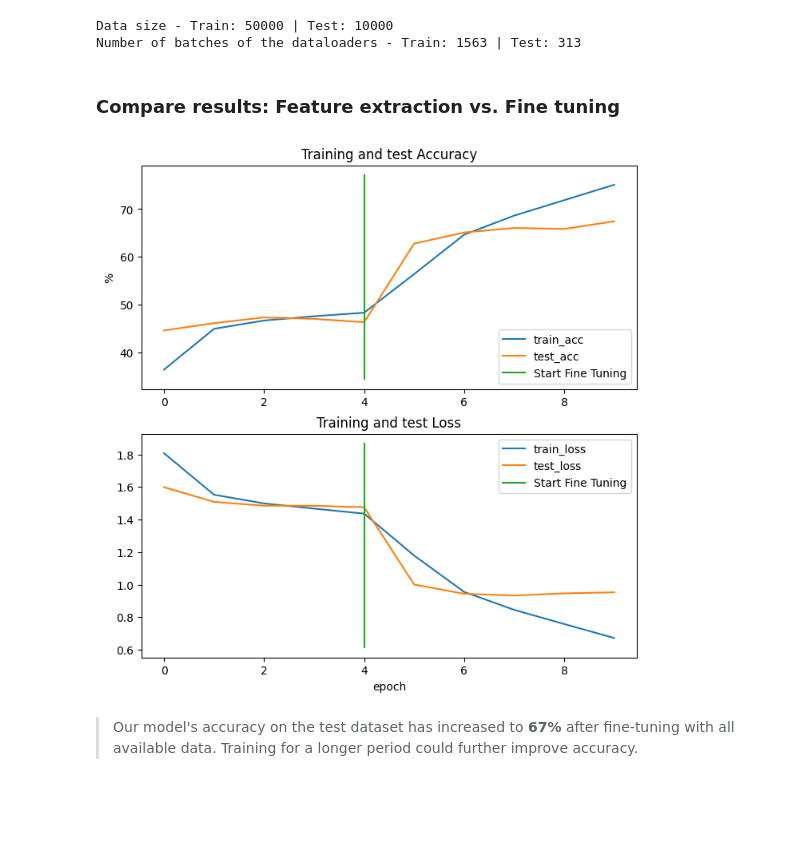
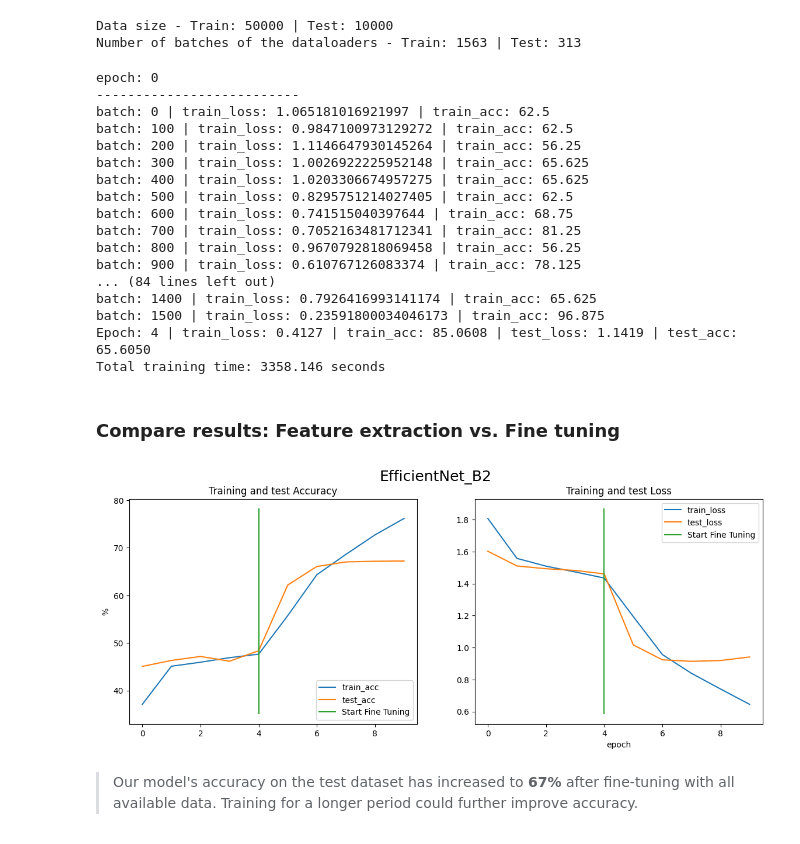
Before and after one commit to AlaGrine/Artwork_classification, a Jupyter notebook: artwork_classification.ipynb, the cells around one changed output. Cells and saved outputs as stored; diff of their text form; code cells hidden in the pictures; blank space fills up the shorter version.

```diff
--- a/artwork_classification.ipynb
+++ b/artwork_classification.ipynb
@@ -65,11 +86,0 @@ warnings.simplefilter("ignore", UserWarning)
-# %%
-### Define Parameters ###
-FLAGS = {}
-FLAGS['datadir'] = "/kaggle/working/"
-FLAGS['batch_size'] = 32
-# FLAGS['num_workers'] = os.cpu_count()
-FLAGS['num_workers'] = 0
-FLAGS['num_epochs'] = 5
-FLAGS['show_results_every_X_batch'] = 25
-FLAGS['IMAGE_SIZE'] = 224
-FLAGS
@@ -1137,4 +1168,23 @@ Number of batches of the dataloaders - Train: 1563 | Test: 313
 results_EfficientNet_B2_FT = train_and_evaluate(model=model_EfficientNet_B2,
                                                 train_dataloader=train_DataLoader,
                                                 test_dataloader=test_DataLoader,
-                                                learning_rate=0.001)
+                                                epochs=5,
+                                                learning_rate=0.0001)
+# %% [output]
+epoch: 0
+--------------------------
+batch: 0 | train_loss: 1.065181016921997 | train_acc: 62.5
+batch: 100 | train_loss: 0.9847100973129272 | train_acc: 62.5
+batch: 200 | train_loss: 1.1146647930145264 | train_acc: 56.25
+batch: 300 | train_loss: 1.0026922225952148 | train_acc: 65.625
+batch: 400 | train_loss: 1.0203306674957275 | train_acc: 65.625
+batch: 500 | train_loss: 0.8295751214027405 | train_acc: 62.5
+batch: 600 | train_loss: 0.741515040397644 | train_acc: 68.75
+batch: 700 | train_loss: 0.7052163481712341 | train_acc: 81.25
+batch: 800 | train_loss: 0.9670792818069458 | train_acc: 56.25
+batch: 900 | train_loss: 0.610767126083374 | train_acc: 78.125
+... (84 lines left out)
+batch: 1400 | train_loss: 0.7926416993141174 | train_acc: 65.625
+batch: 1500 | train_loss: 0.23591800034046173 | train_acc: 96.875
+Epoch: 4 | train_loss: 0.4127 | train_acc: 85.0608 | test_loss: 1.1419 | test_acc: 65.6050
+Total training time: 3358.146 seconds
@@ -1142,7 +1198,8 @@ results_EfficientNet_B2_FT = train_and_evaluate(model=model_EfficientNet_B2,
 ### Compare results: Feature extraction vs. Fine tuning
 # %%
 def compare_results(FeatureExtraction_results, FineTuning_results,
-                    initial_epochs=5,fig_name="fig",save_fig=False,PATH_results=PATH_results):
+                    initial_epochs=5,fig_name="fig",save_fig=False,
+                    PATH_results=PATH_results,suptitle=""):
     """
     Returns two plots: Accuracy and Loss. Compares the results of the feature extractor and after fine tuning.
 
@@ -1152,6 +1209,7 @@ def compare_results(FeatureExtraction_results, FineTuning_results,
       initial_epochs: Number of epochs of the feature extractor.
       fig_name: Name of the figure
       save_fig (boolean): if True, save the figure.
+      suptitle (str): suptitle
     """
 
     # Get Feature Extraction results
@@ -1169,8 +1227,8 @@ def compare_results(FeatureExtraction_results, FineTuning_results,
     total_val_loss = val_loss + FineTuning_results["test_loss"]
 
     # Plot loss curves
-    plt.figure(figsize=(8, 8))
-    plt.subplot(2, 1, 1)
+    plt.figure(figsize=(14, 5))
+    plt.subplot(1, 2, 1)
     plt.plot(total_acc, label='train_acc')
     plt.plot(total_val_acc, label='test_acc')
     plt.plot([initial_epochs-1, initial_epochs-1],
@@ -1179,7 +1237,7 @@ def compare_results(FeatureExtraction_results, FineTuning_results,
     plt.ylabel("%")
     plt.title('Training and test Accuracy')
 
-    plt.subplot(2, 1, 2)
+    plt.subplot(1, 2, 2)
     plt.plot(total_loss, label='train_loss')
     plt.plot(total_val_loss, label='test_loss')
     plt.plot([initial_epochs-1, initial_epochs-1],
@@ -1188,24 +1246,27 @@ def compare_results(FeatureExtraction_results, FineTuning_results,
     plt.title('Training and test Loss')
     plt.xlabel('epoch')
 
+    if suptitle!="":
+        plt.suptitle(suptitle, fontsize=18)
+
 
     if save_fig:
         fig_name = fig_name+".jpg"
-        # plt.savefig(PATH_results / "fig_inference-speed-vs-accuracy.jpg")
         plt.savefig(PATH_results / fig_name)
 
     plt.show()
 # %%
-# 2. Plot loss curves - Compare Feature extraction vs. Fine tuning
+# 3. Plot loss curves - Compare Feature extraction vs. Fine tuning
 
 results_EfficientNet_B2_20percent = pd.read_csv(PATH_results / "results_EfficientNet_B2_20percent.csv").to_dict(orient='list')
 results_EfficientNet_B2_FT = pd.read_csv(PATH_results / "results_EfficientNet_B2_FT.csv").to_dict(orient='list')
 
 compare_results(results_EfficientNet_B2_20percent,results_EfficientNet_B2_FT,
                 initial_epochs=5,
-                fig_name="fig_EfficientNet_B2_FT",save_fig=True)
+                fig_name="fig_EfficientNet_B2_FT",save_fig=True,
+                suptitle="EfficientNet_B2")
 # %% [output]
-[figure, old version]
+[figure, new version]
 # %% [markdown]
 > Our model's accuracy on the test dataset has increased to **67%** after fine-tuning with all available data. Training for a longer period could further improve accuracy.
 # %%
```
Also changed, not shown: parts of 66 cells of this notebook, 15 other files.
